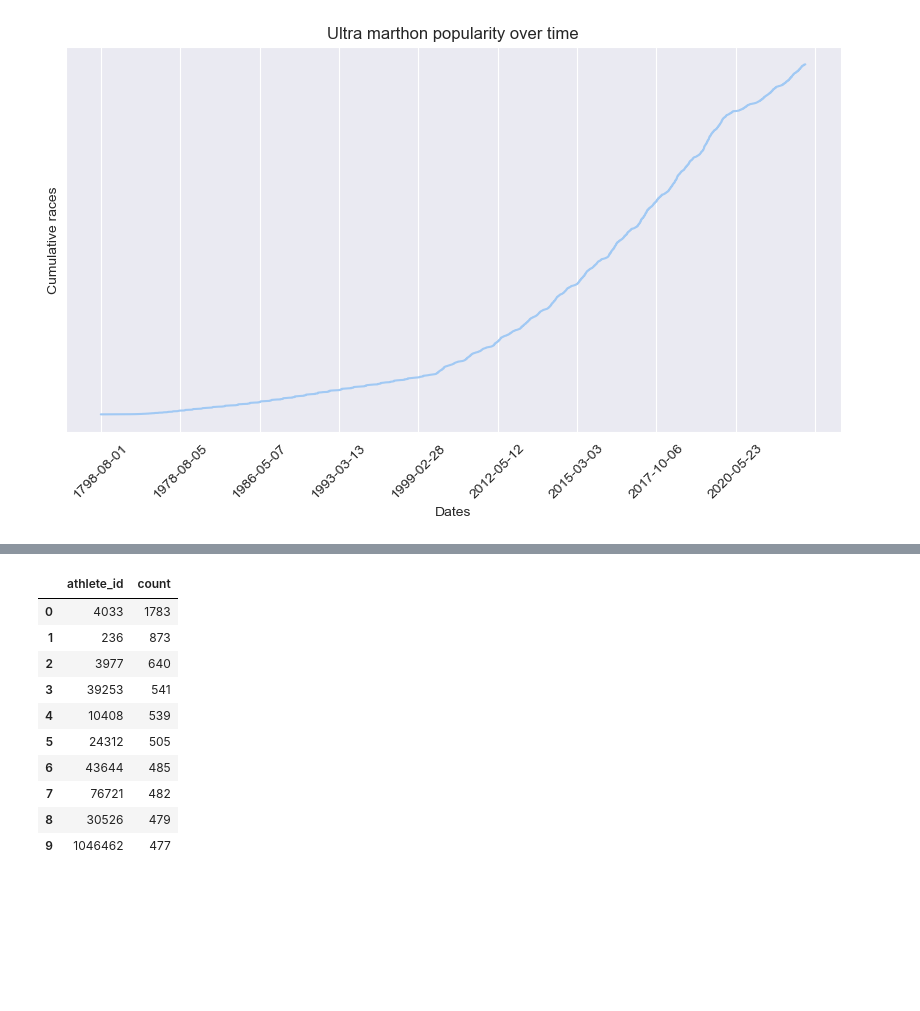
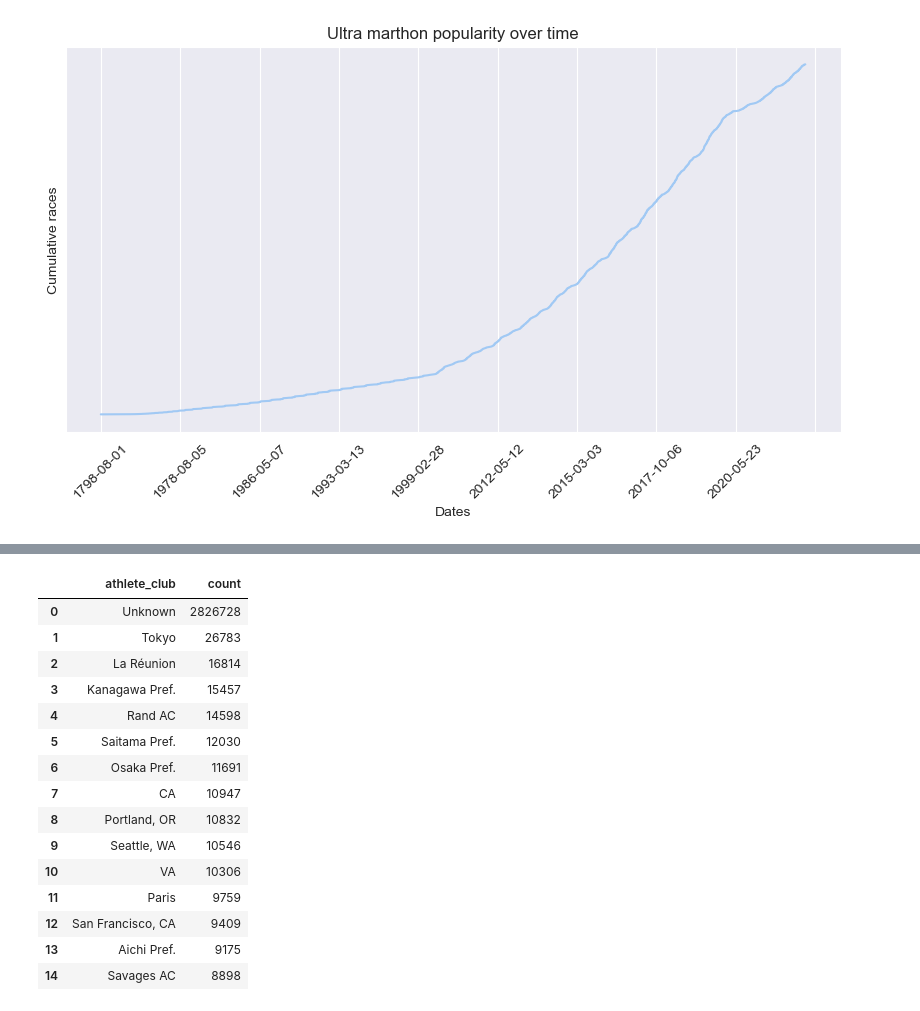
Before and after one commit to dmshakur/ultra-running-data-analysis, a Jupyter notebook: notebooks/data_analysis.ipynb, the cells around one changed output, grey strips where cells are left out. Cells and saved outputs as stored; diff of their text form; code cells hidden in the pictures; blank space fills up the shorter version.

```diff
--- a/notebooks/data_analysis.ipynb
+++ b/notebooks/data_analysis.ipynb
@@ -135,14 +199,19 @@ fig.show()
 # %%
-df['athlete_id'].value_counts().reset_index().sort_values(by = 'count', ascending = False).head(10)
+df['athlete_club'].value_counts().reset_index().sort_values(by = 'count', ascending = False).head(15)
 # %% [output]
-|  | athlete_id | count |
-| 0 | 4033 | 1783 |
-| 1 | 236 | 873 |
-| 2 | 3977 | 640 |
-| 3 | 39253 | 541 |
-| 4 | 10408 | 539 |
-| 5 | 24312 | 505 |
-| 6 | 43644 | 485 |
-| 7 | 76721 | 482 |
-| 8 | 30526 | 479 |
-| 9 | 1046462 | 477 |
+|  | athlete_club | count |
+| 0 | Unknown | 2826728 |
+| 1 | Tokyo | 26783 |
+| 2 | La Réunion | 16814 |
+| 3 | Kanagawa Pref. | 15457 |
+| 4 | Rand AC | 14598 |
+| 5 | Saitama Pref. | 12030 |
+| 6 | Osaka Pref. | 11691 |
+| 7 | CA | 10947 |
+| 8 | Portland, OR | 10832 |
+| 9 | Seattle, WA | 10546 |
+| 10 | VA | 10306 |
+| 11 | Paris | 9759 |
+| 12 | San Francisco, CA | 9409 |
+| 13 | Aichi Pref. | 9175 |
+| 14 | Savages AC | 8898 |
```
Also changed, not shown: parts of 11 cells of this notebook.
